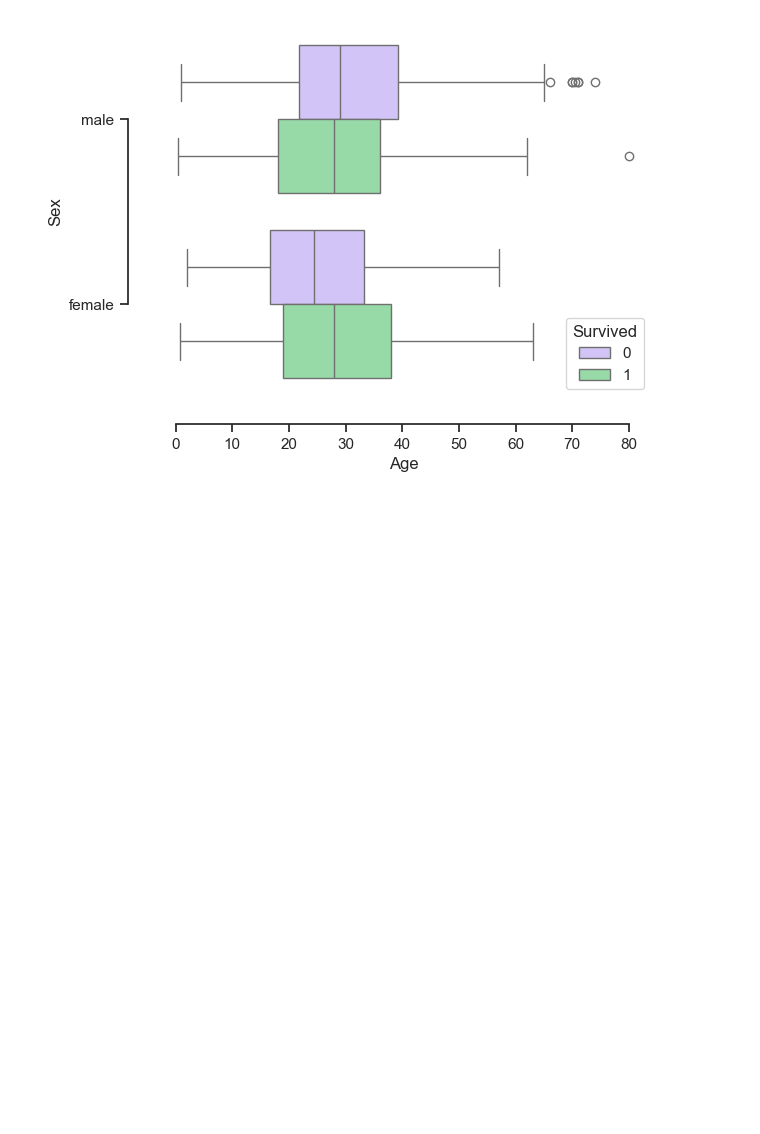
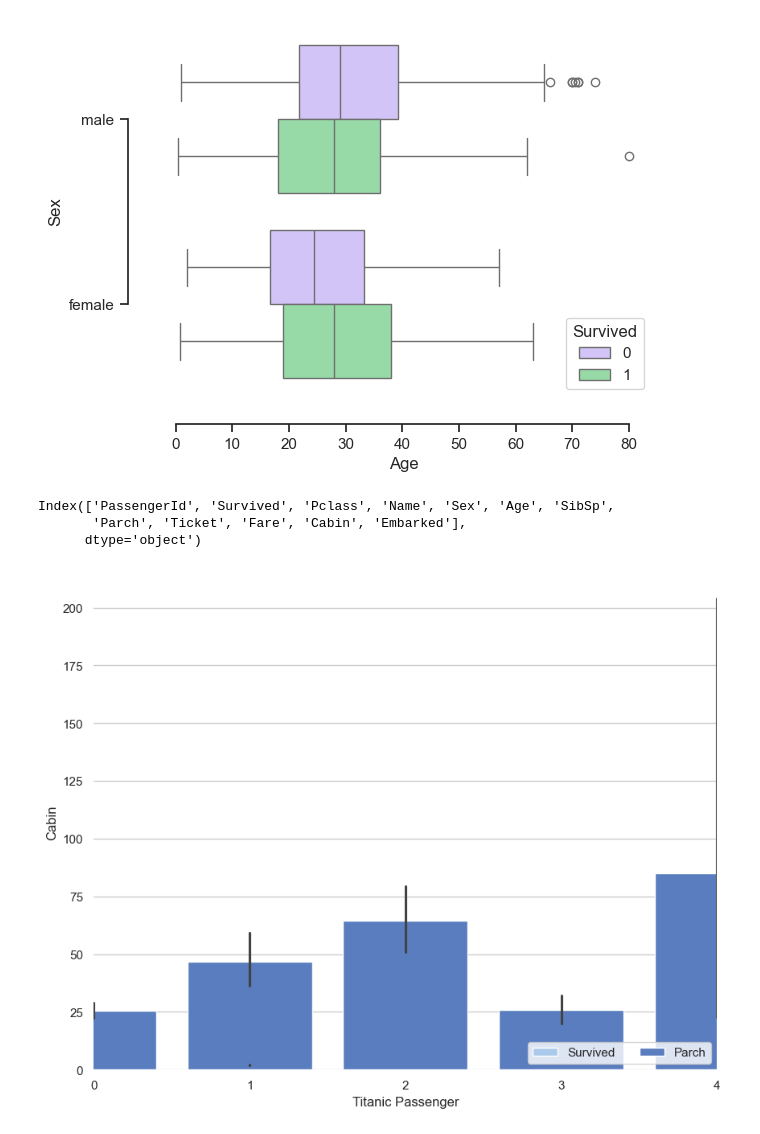
Before and after one commit to sultanaraziamst/pandas, a Jupyter notebook: titanic.ipynb, the cells around one changed output. Drawn from its saved outputs; the diff is of its cells as text; code cells hidden in the pictures; blank space fills up the shorter version.

```diff
--- a/titanic.ipynb
+++ b/titanic.ipynb
@@ -525,3 +525,38 @@ sns.despine(offset=20, trim=True)
 plt.show()
 # %% [output]
 [figure]
+# %%
+df.columns
+# %% [output]
+Index(['PassengerId', 'Survived', 'Pclass', 'Name', 'Sex', 'Age', 'SibSp',
+       'Parch', 'Ticket', 'Fare', 'Cabin', 'Embarked'],
+      dtype='object')
+# %%
+import seaborn as sns
+import matplotlib.pyplot as plt
+sns.set_theme(style="whitegrid")
+
+# Initialize the matplotlib figure
+f, ax = plt.subplots(figsize=(10, 8))
+
+# Load the example of dataset
+df = pd.read_csv("titanic.csv").sort_values("Cabin", ascending=False)
+
+# Plot the total df
+sns.set_color_codes("pastel")
+sns.barplot(x="Survived", y="Pclass", data=df,
+            label="Survived", color="b")
+
+
+sns.set_color_codes("muted")
+sns.barplot(x="Parch", y="Fare", data=df,
+            label="Parch", color="b")
+
+# Add a legend and informative axis label
+ax.legend(ncol=5, loc="lower right", frameon=True)
+ax.set(xlim=(0, 4), ylabel="Cabin",
+       xlabel="Titanic Passenger")
+sns.despine(left=True, bottom=True)
+plt.show()
+# %% [output]
+[figure, added]
```
